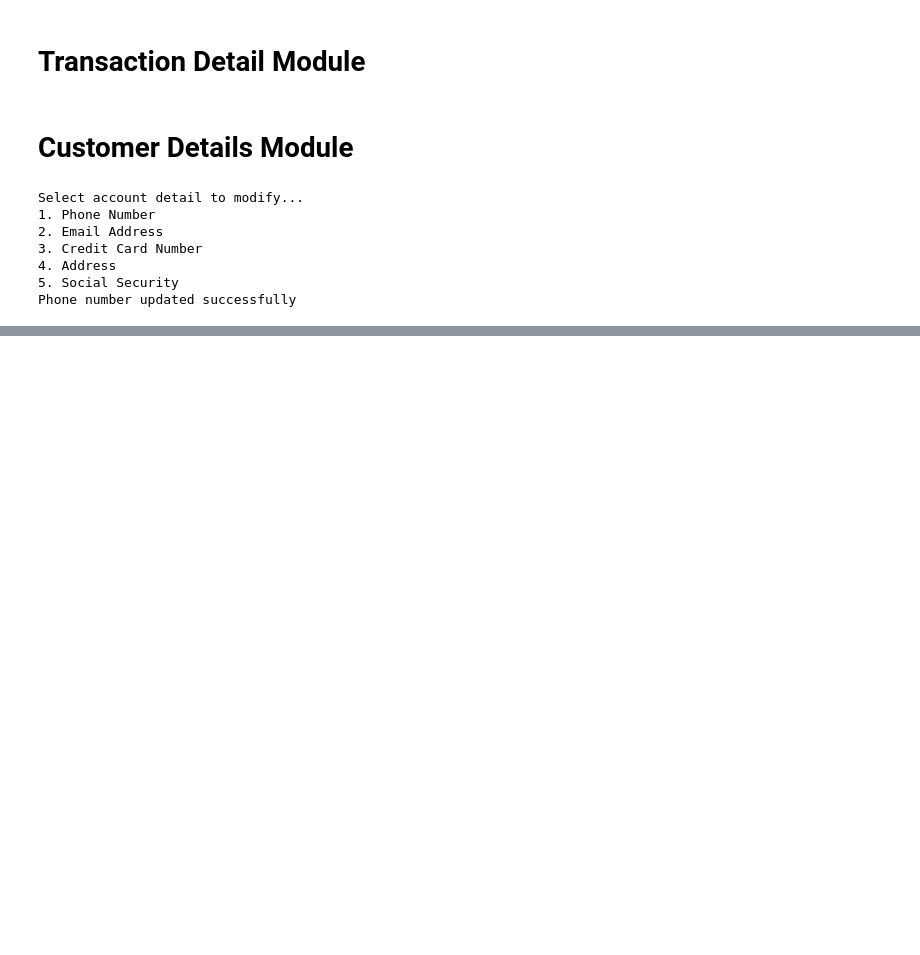
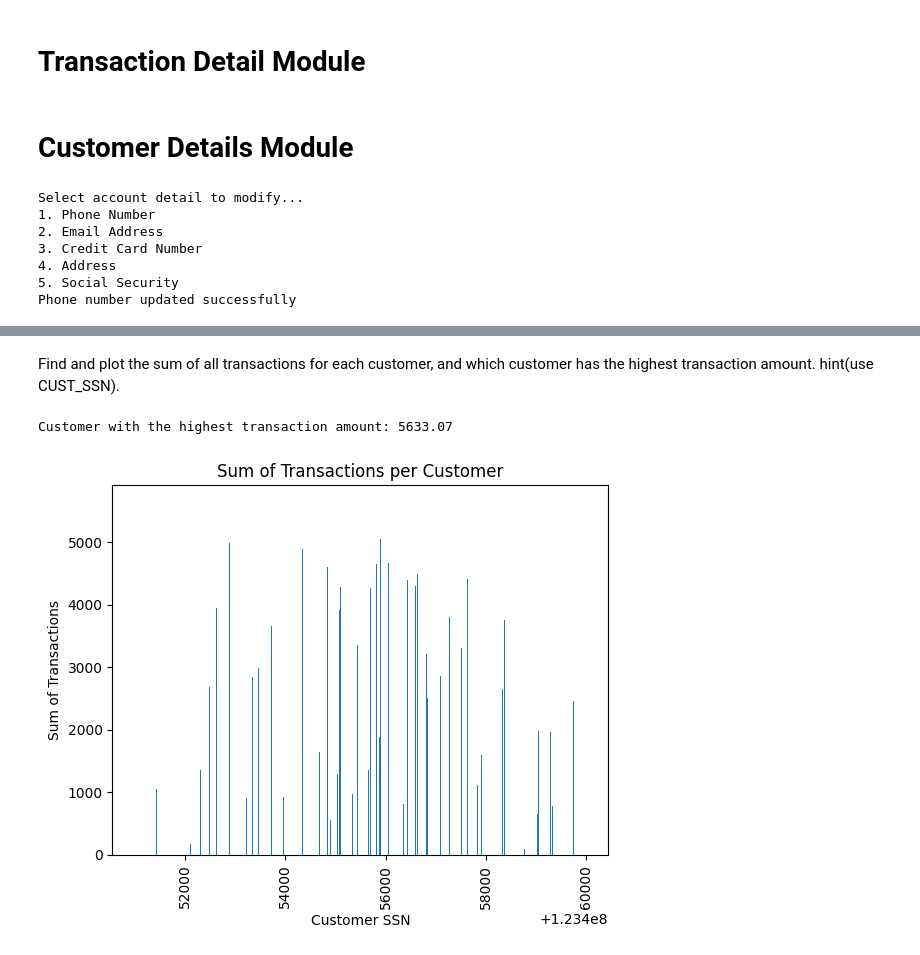
Before and after one commit to MayaCampbell/Data-Transformation-and-Python-Based-User-Menu-Developement-Project, a Jupyter notebook: credit_card.ipynb, the cells around one changed output, grey strips where cells are left out. Drawn from its saved outputs; the diff is of its cells as text; code cells hidden in the pictures; blank space fills up the shorter version.

```diff
--- a/credit_card.ipynb
+++ b/credit_card.ipynb
@@ -705,0 +751,20 @@ display_transaction_between_two_dates()
+# %% [markdown]
+Find and plot the sum of all transactions for each customer, and which customer has the highest transaction amount.
+hint(use CUST_SSN).
+# %%
+transaction_sum=df_credit.groupby('CUST_SSN')['TRANSACTION_VALUE'].sum().reset_index()
+
+transaction_sum= transaction_sum.sort_values('TRANSACTION_VALUE', ascending=False)
+
+print(f"Customer with the highest transaction amount: {transaction_sum.iloc[0]['TRANSACTION_VALUE']:.2f}")
+
+plt.bar(transaction_sum['CUST_SSN'], transaction_sum['TRANSACTION_VALUE'])
+plt.xticks(rotation=90)
+plt.xlabel('Customer SSN')
+plt.ylabel('Sum of Transactions')
+plt.title('Sum of Transactions per Customer')
+#plt.subplot().set_ylim([5000, 5700])
+plt.show()
+# %% [output]
+Customer with the highest transaction amount: 5633.07
+[figure, added]
```
Also changed, not shown: parts of 6 cells of this notebook, 1 other file.
